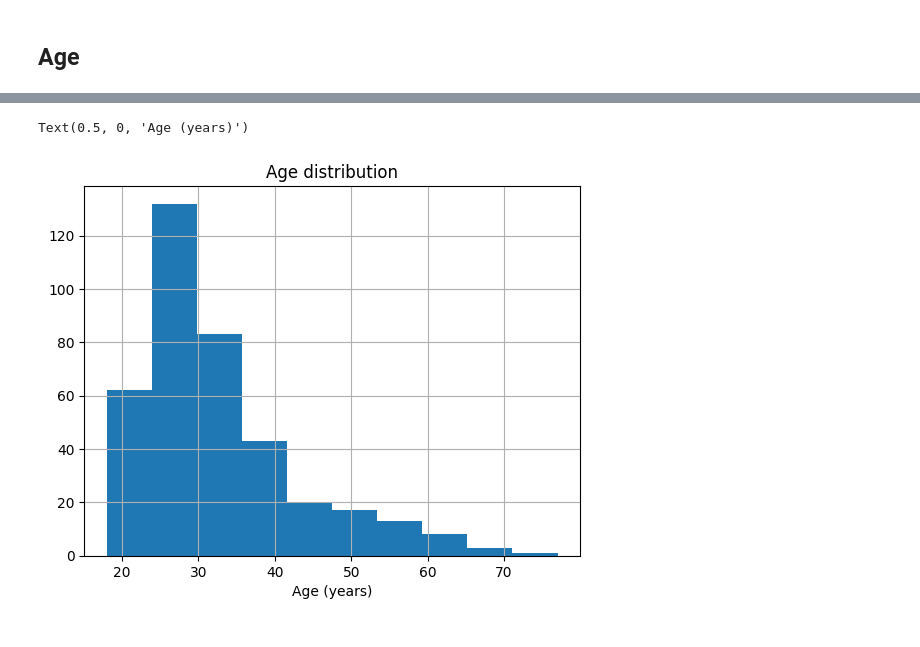
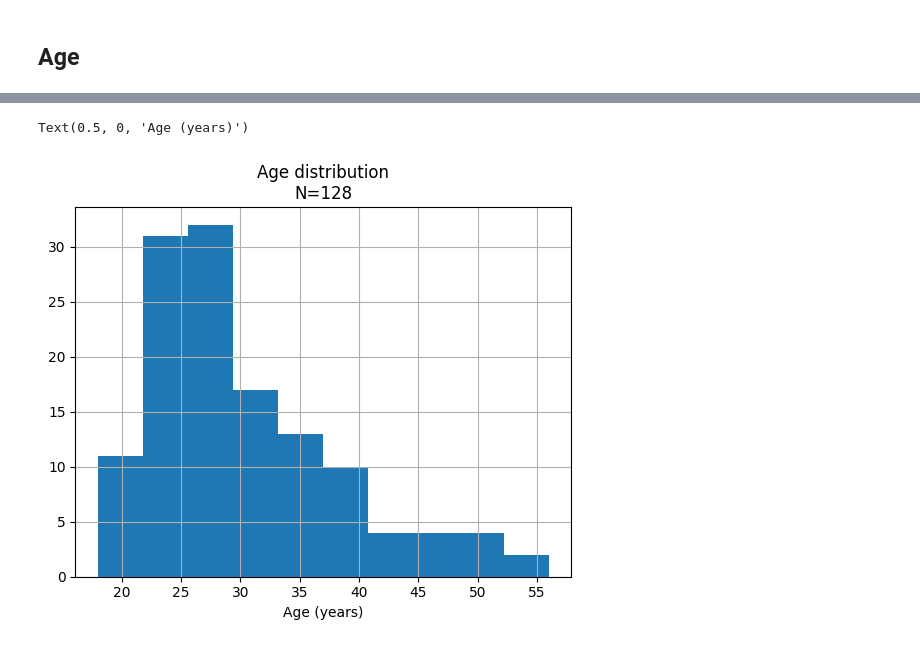
Before and after one commit to gianluca-capelo/datapruebas_analysis, a Jupyter notebook: notebooks/metadata_eda.ipynb, the cells around one changed output, grey strips where cells are left out. Cells and saved outputs as stored; diff of their text form; code cells hidden in the pictures.

```diff
--- a/notebooks/metadata_eda.ipynb
+++ b/notebooks/metadata_eda.ipynb
@@ -23,0 +128,11 @@ Skipping line 88: expected 111 fields, saw 140
+# %%
+# Start by merging the first two dataframes
+merged_df = pd.merge(df_tmt, df_sst, on='subject_id', how='inner')
+
+# Merge the result with the third dataframe
+merged_df = pd.merge(merged_df, df_cdt, on='subject_id', how='inner',)
+
+# Merge the result with the fourth dataframe
+final_df = pd.merge(merged_df, df_gonogo, on='subject_id', how='inner')
+
+print(final_df['subject_id'].nunique())
@@ -24,4 +141,5 @@ Skipping line 88: expected 111 fields, saw 140
 # %%
-metadata = df[['subject_id','age', 'gender', 'education_level', 'nationality']].groupby('subject_id').first().reset_index()
+metadata = df_tmt_complete[['subject_id','age', 'gender', 'education_level', 'nationality']].groupby('subject_id').first().reset_index()
+metadata = pd.merge(metadata, final_df, on='subject_id', how='inner')
 metadata
 # %% [output]
@@ -100,9 +210,9 @@ Name: count, dtype: int64
 ## Age
 # %%
 # Sanitizing
-metadata['age'].iloc[334]
-BAD_ROW_NON_AGE = metadata.iloc[334]['subject_id']
-metadata = metadata[metadata['subject_id'] != BAD_ROW_NON_AGE]
-metadata['age'] = metadata['age'].astype(int)
+# metadata['age'].iloc[334]
+# BAD_ROW_NON_AGE = metadata.iloc[334]['subject_id']
+# metadata = metadata[metadata['subject_id'] != BAD_ROW_NON_AGE]
+# metadata['age'] = metadata['age'].astype(int)
 # %%
-sum(metadata['age'] < 0)
+metadata = metadata[metadata['age'] > 0]
@@ -115,13 +224,13 @@ metadata[metadata['age']< 0]
 # %%
 metadata = metadata[metadata['age'] > 0]
 metadata = metadata[metadata['age'] < 100]
 
 metadata['age'].hist()
-plt.title("Age distribution")
+plt.title(f"Age distribution\nN={len(metadata)}")
 plt.xlabel("Age (years)")
 # %% [output]
 Text(0.5, 0, 'Age (years)')
-[figure, old version]
+[figure, new version]
 # %%
 #plot bar
 metadata['education_level'].value_counts().plot.bar()
```
Also changed, not shown: parts of 30 cells of this notebook, 2 other files.
